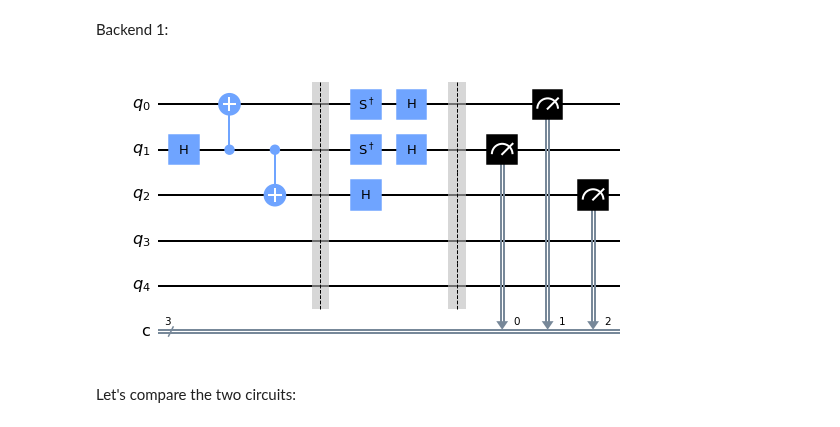
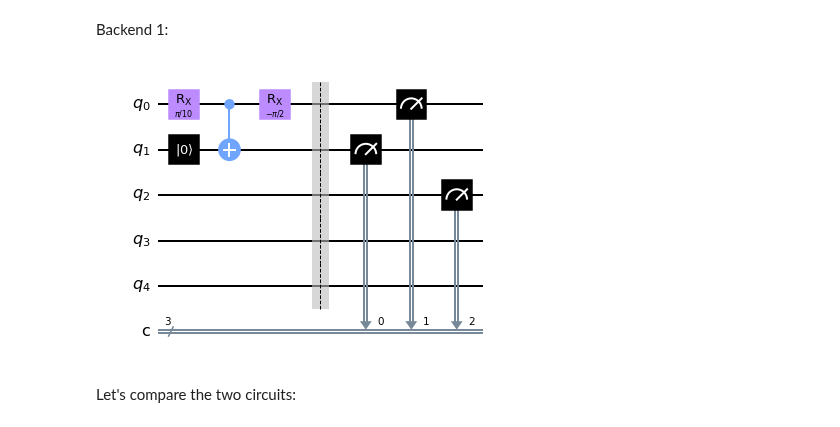
Before and after one commit to FreddyTF/QuantumBiscuit, a Jupyter notebook: Biscuit-on-Real-Devices.ipynb, the cells around one changed output. Saved outputs shown, nothing was run; the diff lists cells and outputs as text; code cells hidden in the pictures.

```diff
--- a/Biscuit-on-Real-Devices.ipynb
+++ b/Biscuit-on-Real-Devices.ipynb
@@ -172,22 +172,20 @@ Backend 1:
 # %%
 # backend1: create coupling map optimised circuit
 
 # map: qubit 0 -> qubit 1
 # qubit 1 -> qubit 0
 # qubit 2 -> qubit 2
 
-ghz_backend1 = QuantumCircuit(5,3, name=f"GHZ yyx {backend1.name()} optimized") # note that we use 5 qubits here to match the configuration of the device
-ghz_backend1.h(1) # we map qubit 0 to qubit 1 and qubit 1 to qubit 0 ..
-ghz_backend1.cx(1,0) # .. to ensure that all logical CNOT gates are performed on physical connections
-ghz_backend1.cx(1,2)
-ghz_backend1.barrier()
-ghz_backend1.sdg([1,0])
-ghz_backend1.h(range(n))
-ghz_backend1.barrier()
-ghz_backend1.measure([1,0,2], range(n))
-ghz_backend1.draw("mpl")
+circuit_backend1 = QuantumCircuit(5,3, name=f"GHZ yyx {backend1.name()} optimized") # note that we use 5 qubits here to match the configuration of the device
+circuit_backend1.rx(pi/10,0)  # we map qubit 0 to qubit 1 and qubit 1 to qubit 0 ..
+circuit_backend1.reset(1) # .. to ensure that all logical CNOT gates are performed on physical connections
+circuit_backend1.cx(0,1)
+circuit_backend1.rx(-pi/2,0)
+circuit_backend1.barrier()
+circuit_backend1.measure([1,0,2], range(n))
+circuit_backend1.draw("mpl")
 # %% [output]
-[figure, old version]
+[figure, new version]
 # %% [markdown]
 Let's compare the two circuits:
 # %%
```
Also changed, not shown: parts of 6 cells of this notebook.
